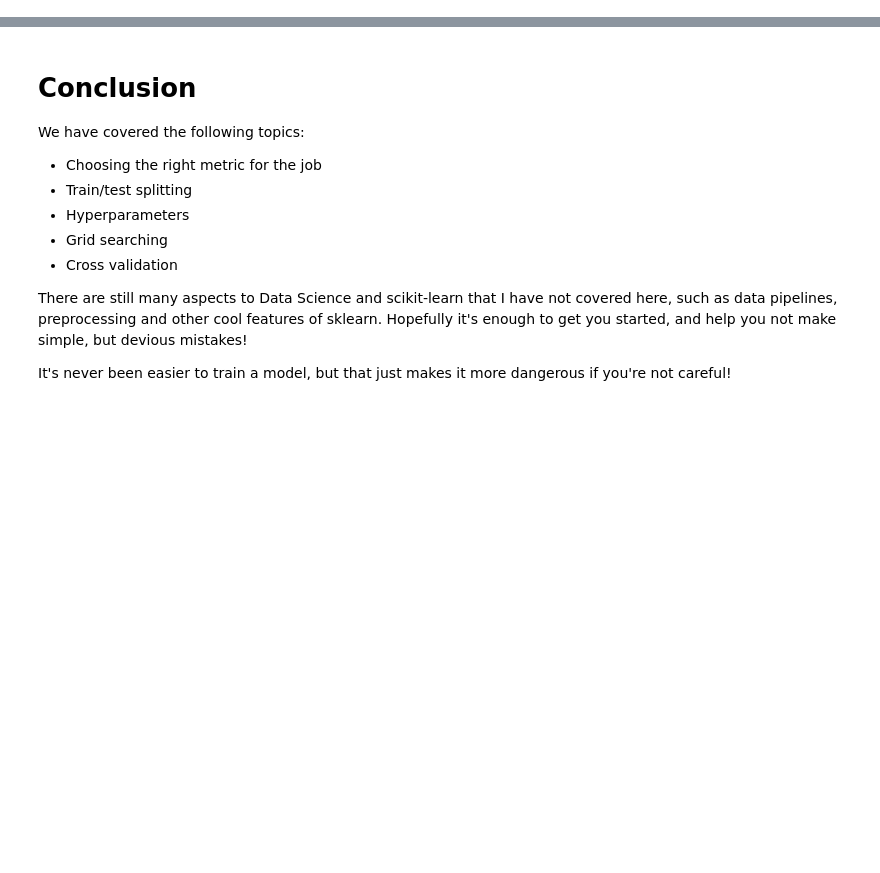
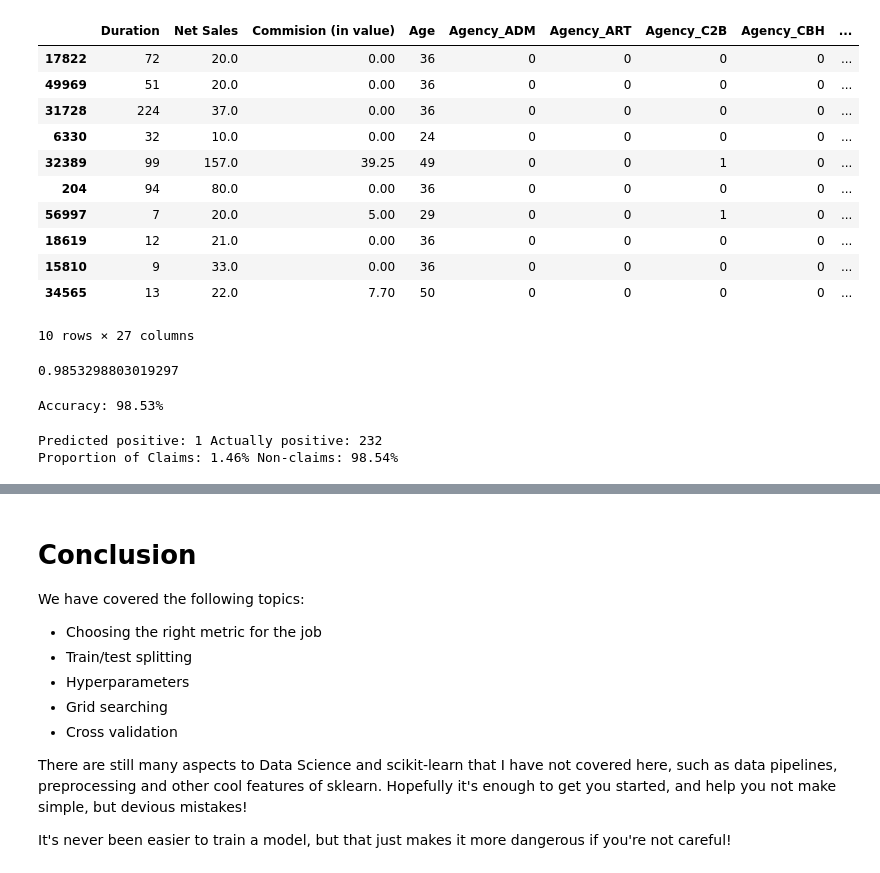
Before and after one commit to andersbogsnes/sklearn_tutorial, a Jupyter notebook: Travel Insurance Presentation.ipynb, the cells around one changed output, grey strips where cells are left out. Saved outputs shown, nothing was run; the diff lists cells and outputs as text; code cells hidden in the pictures; blank space fills up the shorter version.

```diff
--- a/Travel Insurance Presentation.ipynb
+++ b/Travel Insurance Presentation.ipynb
@@ -25,2 +36,50 @@ df = pd.read_csv('data/travel insurance.csv')
+# %%
+# %load snippets/clean.py
+def clean_travel_insurance(df):
+    y = np.where(df['Claim'] == 'Yes', 1, 0)  # Set our y to be claims
+
+    df['Gender'] = df['Gender'].fillna('Unknown') # Replace all NaN with 'Unknown'
+    X = df.drop(columns=['Product Name', 'Destination', 'Claim']) # Get rid of our target from our features + simplify our data a bit
+    X = pd.get_dummies(X) # Do One Hot Encoding of our data
+    return X, y
+
+X, y = clean_travel_insurance(df)
+X.sample(10)
+# %% [output]
+|  | Duration | Net Sales | Commision (in value) | Age | Agency_ADM | Agency_ART | Agency_C2B | Agency_CBH | ... |
+| 17822 | 72 | 20.0 | 0.00 | 36 | 0 | 0 | 0 | 0 | ... |
+| 49969 | 51 | 20.0 | 0.00 | 36 | 0 | 0 | 0 | 0 | ... |
+| 31728 | 224 | 37.0 | 0.00 | 36 | 0 | 0 | 0 | 0 | ... |
+| 6330 | 32 | 10.0 | 0.00 | 24 | 0 | 0 | 0 | 0 | ... |
+| 32389 | 99 | 157.0 | 39.25 | 49 | 0 | 0 | 1 | 0 | ... |
+| 204 | 94 | 80.0 | 0.00 | 36 | 0 | 0 | 0 | 0 | ... |
+| 56997 | 7 | 20.0 | 5.00 | 29 | 0 | 0 | 1 | 0 | ... |
+| 18619 | 12 | 21.0 | 0.00 | 36 | 0 | 0 | 0 | 0 | ... |
+| 15810 | 9 | 33.0 | 0.00 | 36 | 0 | 0 | 0 | 0 | ... |
+| 34565 | 13 | 22.0 | 7.70 | 50 | 0 | 0 | 0 | 0 | ... |
+10 rows × 27 columns
+# %%
+# Train Logistic Regression
+from sklearn.linear_model import LogisticRegression
+clf = LogisticRegression()
+clf.fit(X, y)
+clf.score(X, y)
+# %% [output]
+0.9853298803019297
+# %%
+# %load snippets/train_test.py
+from sklearn.model_selection import train_test_split
+
+train_x, test_x, train_y, test_y = train_test_split(X, # Our features
+                                                    y, # Our target
+                                                    stratify=y, # Make sure that there are equal amounts of our target in train and test data
+                                                    random_state=seed # train_test_split splits data randomly - by passing our seed, we can get reproducible results
+                                                   )
+
+clf.fit(train_x, train_y)
+score = clf.score(test_x, test_y)
+print(f"Accuracy: {score:.2%}")
+# %% [output]
+Accuracy: 98.53%
 # %%
 # Metric of choice
@@ -44,0 +86,8 @@ df = pd.read_csv('data/travel insurance.csv')
+# %%
+# %load snippets/class_balance.py
+pred = clf.predict(test_x)
+print(f"Predicted positive: {pred.sum()} Actually positive: {test_y.sum()}")
+print(f"Proportion of Claims: {y.mean():.2%} Non-claims: {1 - y.mean():.2%}")
+# %% [output]
+Predicted positive: 1 Actually positive: 232
+Proportion of Claims: 1.46% Non-claims: 98.54%
```
Also changed, not shown: parts of 25 cells of this notebook, 2 other files.
